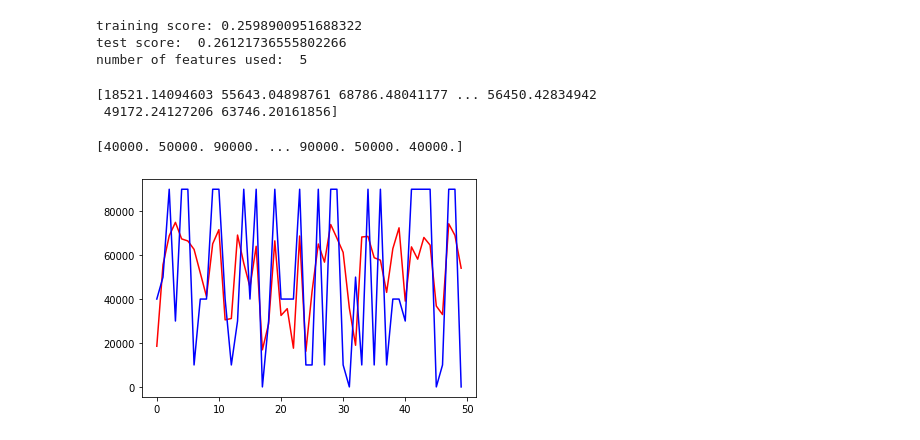
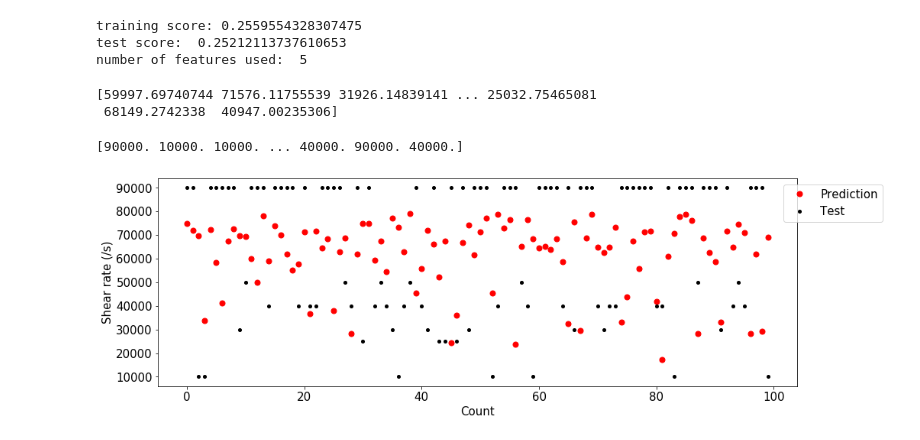
Before and after one commit to yiwang05/Conformational_change_of_VWF_under_shear, a Jupyter notebook: Regression.ipynb, the cells around one changed output. Drawn from its saved outputs; the diff is of its cells as text; code cells hidden in the pictures.

```diff
--- a/Regression.ipynb
+++ b/Regression.ipynb
@@ -9,7 +9,7 @@ from sklearn.linear_model import LinearRegression
 from sklearn.datasets import load_breast_cancer
 from sklearn.model_selection import train_test_split
 # %%
-a = pd.read_pickle('shear_rate_0k')
+
 b = pd.read_pickle('shear_rate_10k')
 c = pd.read_pickle('shear_rate_20k')
 d = pd.read_pickle('shear_rate_25k')
@@ -17,29 +17,11 @@ e = pd.read_pickle('shear_rate_30k')
 f = pd.read_pickle('shear_rate_40k')
 g = pd.read_pickle('shear_rate_50k')
 h = pd.read_pickle('shear_rate_90k')
-X=a
-for i in [b,c,d,e,f,g,h]:
+X=b
+for i in [c,d,e,f,g,h]:
     X=X.append(i)
 X = X.reset_index(drop=True)
 #print(X)
-# %%
-a = pd.read_pickle('shear_rate_0k')
-a=a.sample(n = 296)
-b = pd.read_pickle('shear_rate_10k')
-b=b.sample(n = 296)
-e = pd.read_pickle('shear_rate_30k')
-e=e.sample(n = 296)
-f = pd.read_pickle('shear_rate_40k')
-f=f.sample(n = 296)
-g = pd.read_pickle('shear_rate_50k')
-g=g.sample(n = 296)
-h = pd.read_pickle('shear_rate_90k')
-h=h.sample(n = 296)
-X=a
-for i in [b,e,f,g,h]:
-    X=X.append(i)
-X = X.reset_index(drop=True)
-#print(X)
 # %%
 #X = pd.read_pickle('all_shear_rates')
 Y = X[['shear rate']].values.ravel()
@@ -76,23 +58,32 @@ print("training score:", train_score)
 print("test score: ", test_score)
 print ("number of features used: ", coeff_used)
 # %% [output]
-training score: 0.2598900951688322
-test score:  0.26121736555802266
+training score: 0.2559554328307475
+test score:  0.25212113737610653
 number of features used:  5
 # %%
 y_pred = lasso.predict(X_test)
 print(y_pred)
 # %% [output]
-[18521.14094603 55643.04898761 68786.48041177 ... 56450.42834942
- 49172.24127206 63746.20161856]
+[59997.69740744 71576.11755539 31926.14839141 ... 25032.75465081
+ 68149.2742338  40947.00235306]
 # %%
 print(y_test)
 # %% [output]
-[40000. 50000. 90000. ... 90000. 50000. 40000.]
+[90000. 10000. 10000. ... 40000. 90000. 40000.]
-# %%
-fig,ax=plt.subplots()
-ax.plot(y_pred[:50], color="red",)
-ax.plot(y_test[:50], color="blue",)
-plt.show()
-# %% [output]
-[figure, removed]
+# %%
+import random
+a=np.random.choice(y_pred, size=100)
+b=np.random.choice(y_test, size=100)
+
+plt.rcParams.update({'font.size': 15})
+plt.figure(figsize=(15,5))
+plt.plot(a, 'o', color='red', markersize=7, label='Prediction')
+plt.plot(b, 'o', color='black', markersize=4, label='Test')
+plt.legend(bbox_to_anchor=(0.97, 1.0))
+plt.xlabel('Count')
+plt.ylabel('Shear rate (/s)')
+
+plt.savefig('Regression.png')
+# %% [output]
+[figure, added]
```
Also changed, not shown: parts of 1 cell of this notebook, 18 other files.
